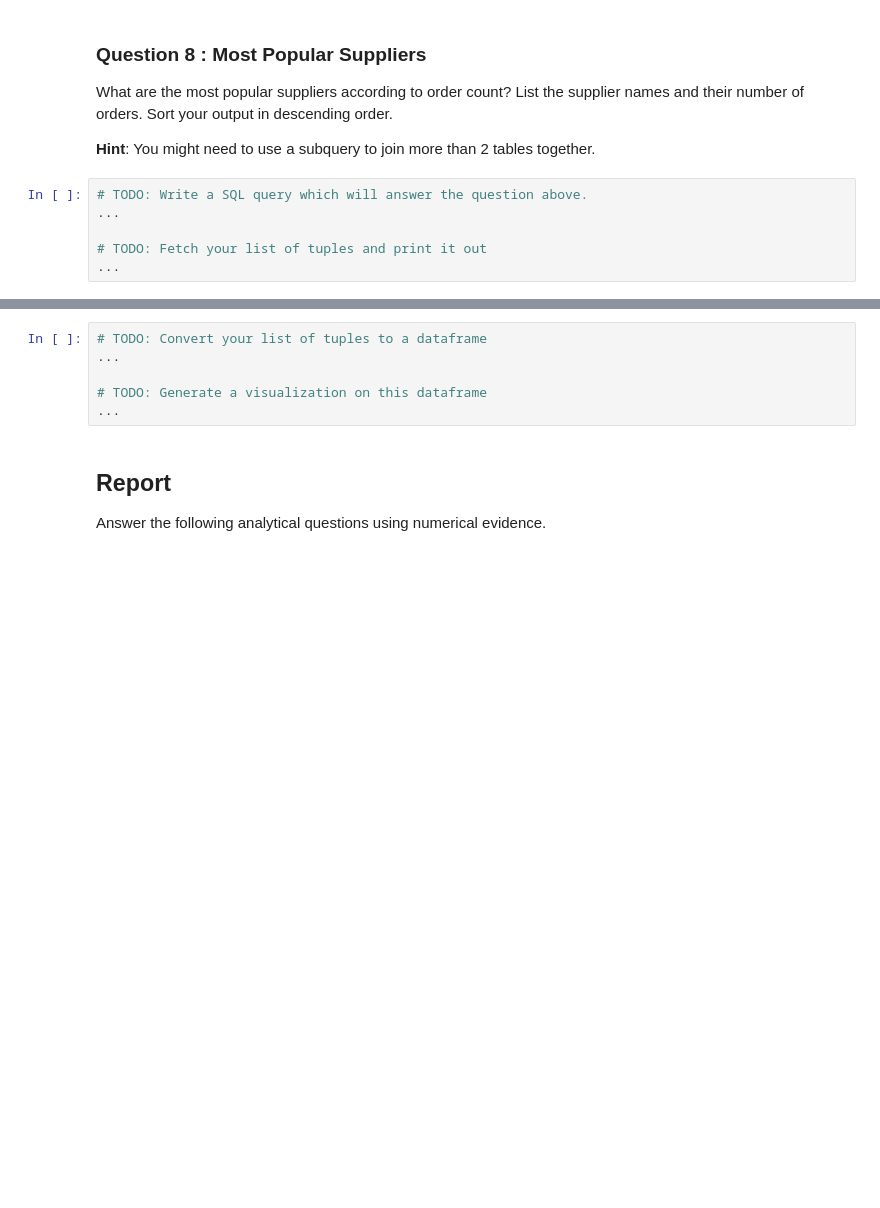
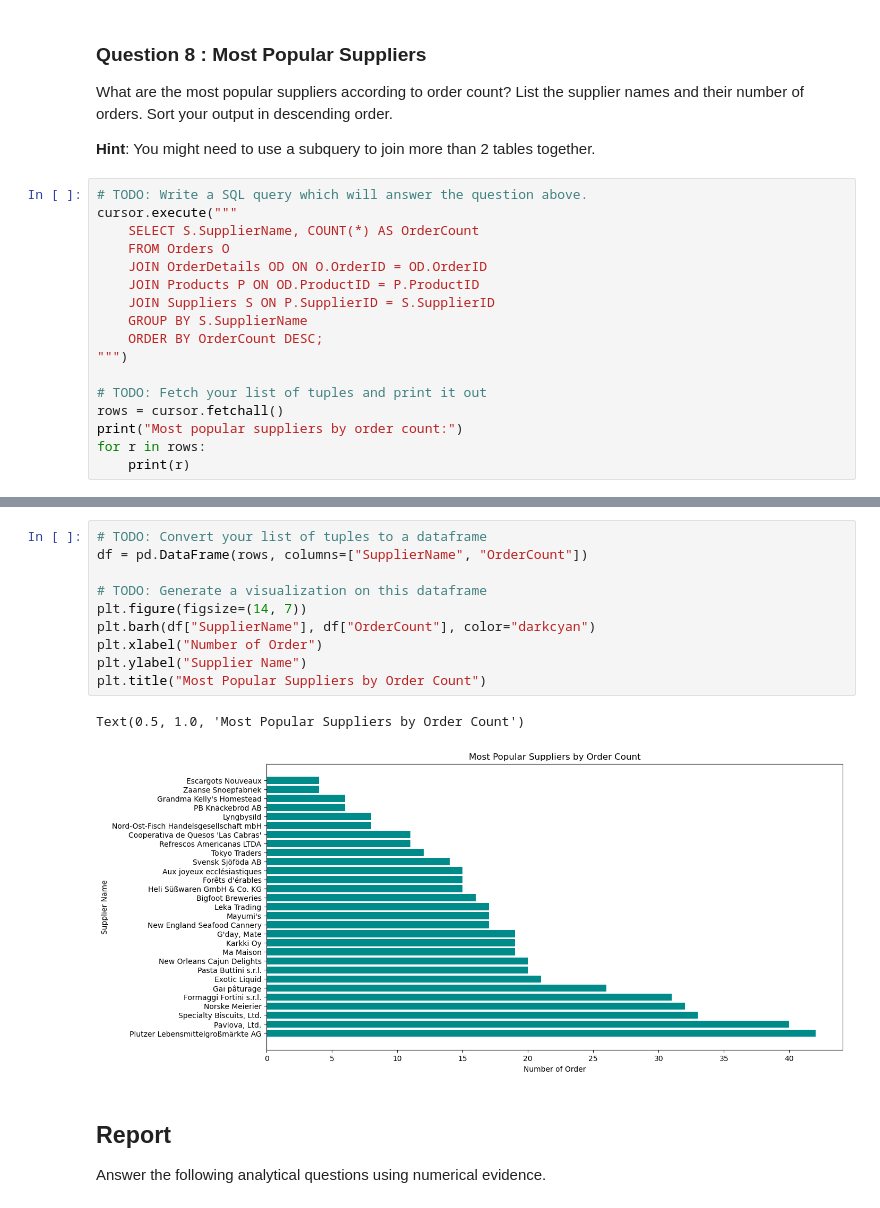
Before and after one commit to Benavjess/SQL-Osiris-Report, a Jupyter notebook: adhoc_report.ipynb, the cells around one changed output, grey strips where cells are left out. Saved outputs shown, nothing was run; the diff lists cells and outputs as text; blank space fills up the shorter version.

```diff
--- a/adhoc_report.ipynb
+++ b/adhoc_report.ipynb
@@ -370,7 +419,18 @@ What are the most popular suppliers according to order count? List the supplier
 **Hint**: You might need to use a subquery to join more than 2 tables together.
 # %%
 # TODO: Write a SQL query which will answer the question above.
-...
+cursor.execute("""
+    SELECT S.SupplierName, COUNT(*) AS OrderCount
+    FROM Orders O
+    JOIN OrderDetails OD ON O.OrderID = OD.OrderID
+    JOIN Products P ON OD.ProductID = P.ProductID
+    JOIN Suppliers S ON P.SupplierID = S.SupplierID
+    GROUP BY S.SupplierName
+    ORDER BY OrderCount DESC;
+""")
 
 # TODO: Fetch your list of tuples and print it out
-...
+rows = cursor.fetchall()
+print("Most popular suppliers by order count:")
+for r in rows:
+    print(r)
@@ -377,9 +455,16 @@ What are the most popular suppliers according to order count? List the supplier
 # %%
 # TODO: Convert your list of tuples to a dataframe
-...
+df = pd.DataFrame(rows, columns=["SupplierName", "OrderCount"])
 
 # TODO: Generate a visualization on this dataframe
-...
+plt.figure(figsize=(14, 7))
+plt.barh(df["SupplierName"], df["OrderCount"], color="darkcyan")
+plt.xlabel("Number of Order")
+plt.ylabel("Supplier Name")
+plt.title("Most Popular Suppliers by Order Count")
+# %% [output]
+Text(0.5, 1.0, 'Most Popular Suppliers by Order Count')
+[figure, added]
 # %% [markdown]
 ## Report
 
```
Also changed, not shown: parts of 8 cells of this notebook.
